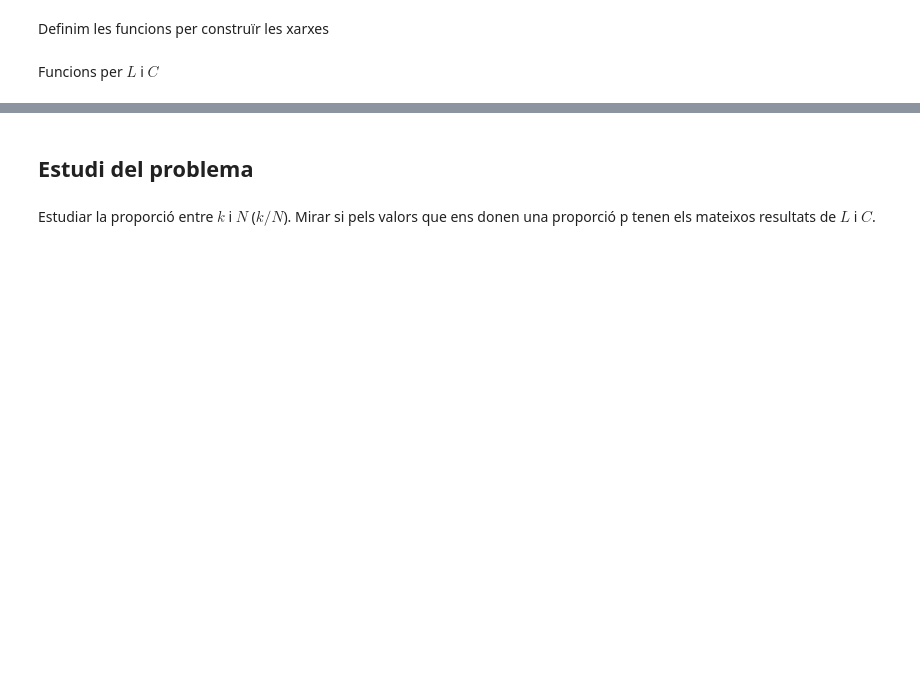
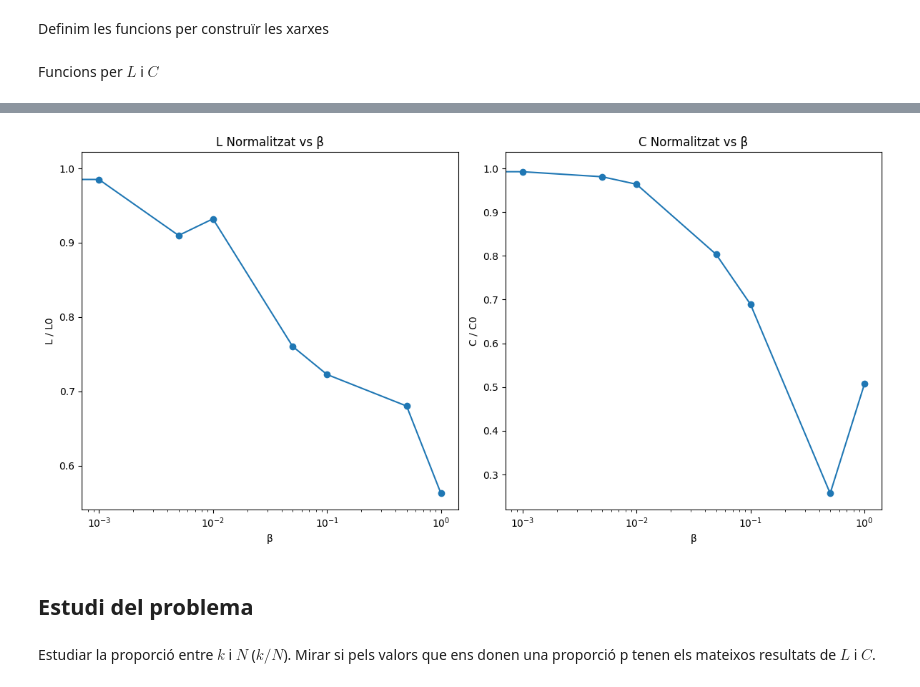
Before and after one commit to sergiresina-gif/small-world-study, a Jupyter notebook: main.ipynb, the cells around one changed output, grey strips where cells are left out. Saved outputs shown, nothing was run; the diff lists cells and outputs as text; code cells hidden in the pictures; blank space fills up the shorter version.

```diff
--- a/main.ipynb
+++ b/main.ipynb
@@ -55,3 +103,25 @@ draw_graph(graphs["Xarxa de Watts-Strogatz"], "Xarxa de Watts-Strogatz", pos=pos
+# %%
+# Fem el gràfic de L_norm i C_norm en funció de beta
+betas = list(sorted_results.keys())
+L_norms = [values['L']/L0 for values in sorted_results.values()]
+C_norms = [values['C']/C0 for values in sorted_results.values()]
+plt.figure(figsize=(12, 6))
+plt.subplot(1, 2, 1)
+plt.plot(betas, L_norms, marker='o')
+plt.xscale('log')
+plt.xlabel('β')
+plt.ylabel('L / L0')
+plt.title('L Normalitzat vs β')
+plt.subplot(1, 2, 2)
+plt.plot(betas, C_norms, marker='o')
+plt.xscale('log')
+plt.xlabel('β')
+plt.ylabel('C / C0')
+plt.title('C Normalitzat vs β')
+plt.tight_layout()
+plt.show()
+# %% [output]
+[figure, added]
 # %% [markdown]
 ## Estudi del problema
 # %% [markdown]
```
Also changed, not shown: parts of 2 cells of this notebook, 1 other file.
